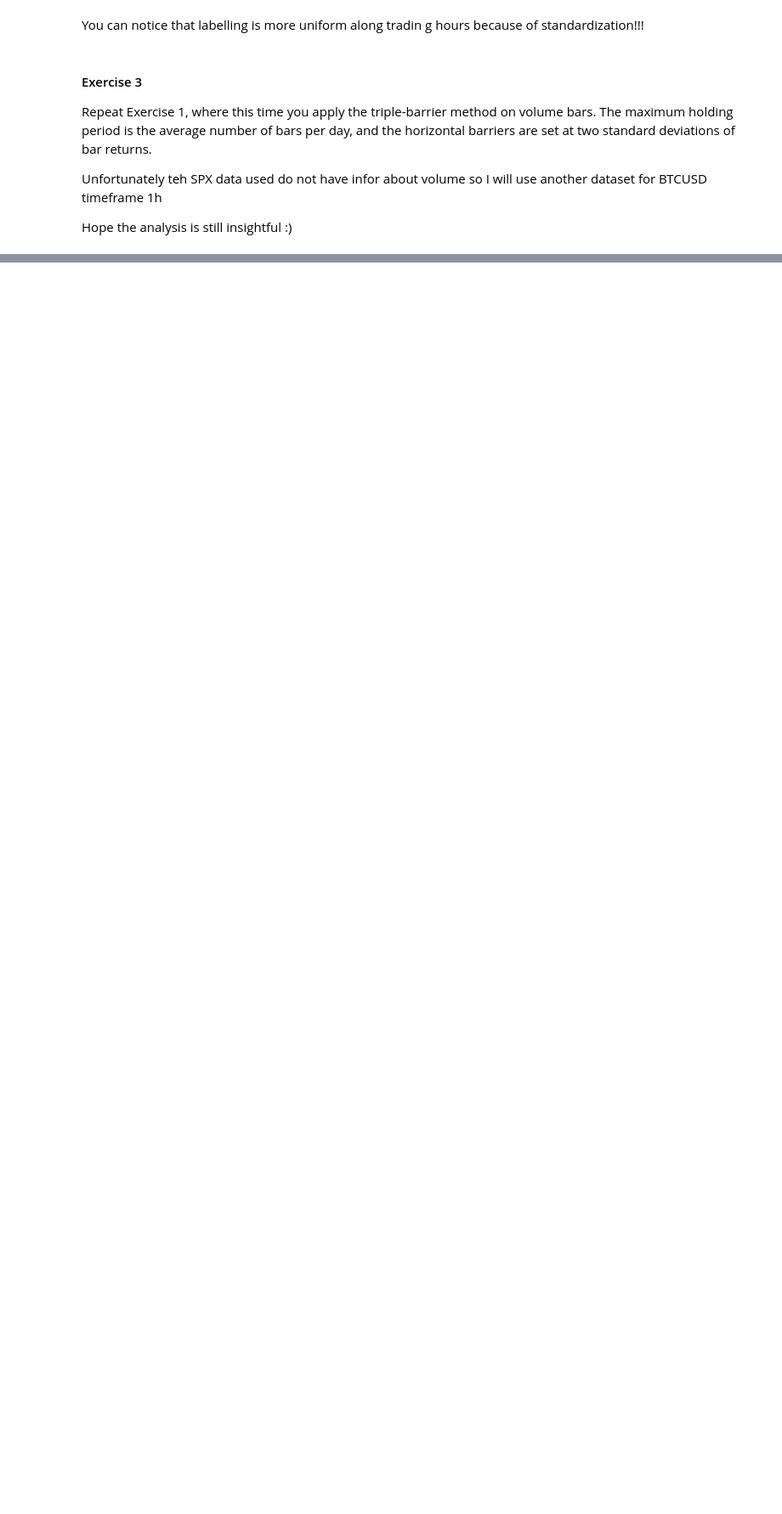
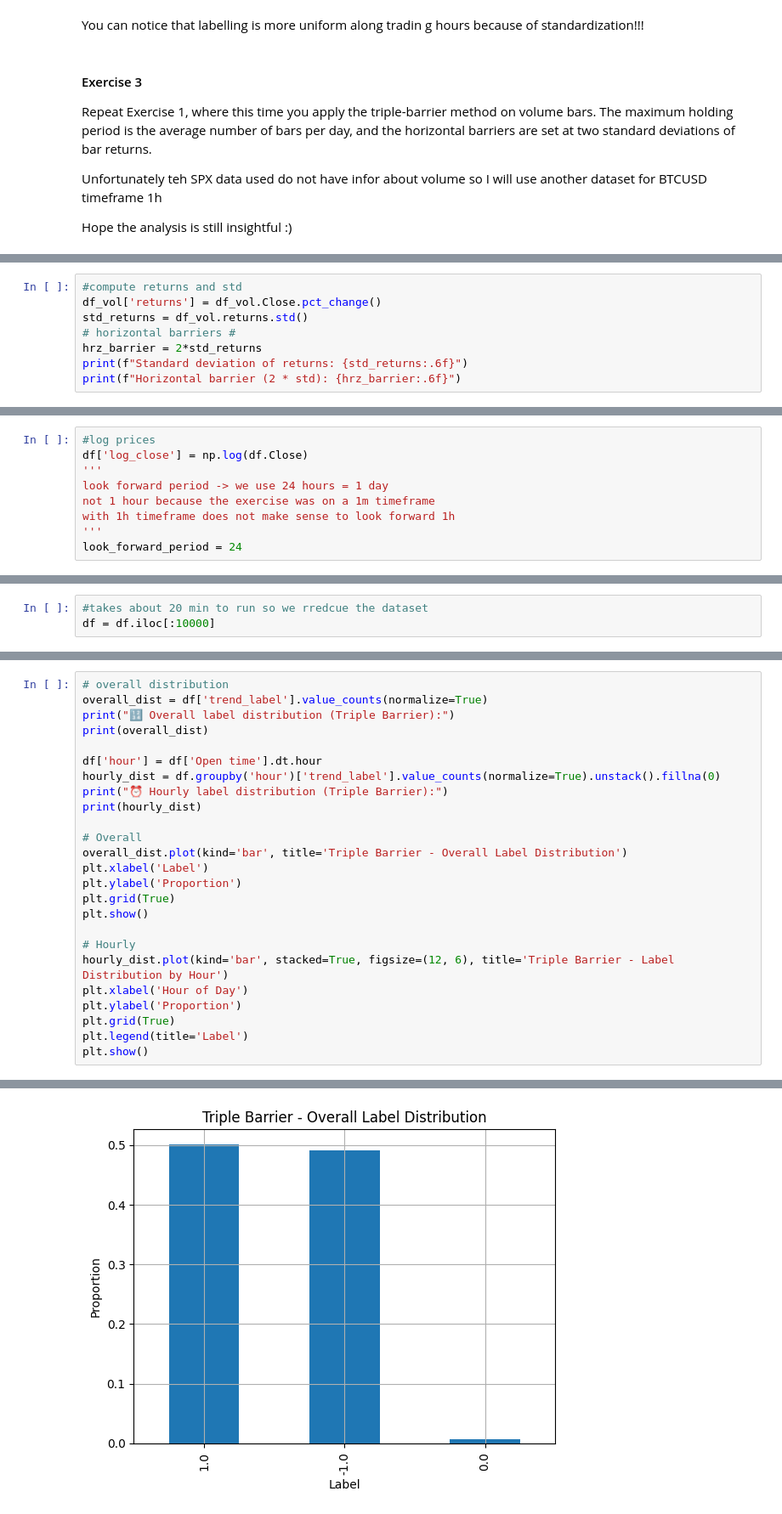
Before and after one commit to dgalassi99/quant-lab, a Jupyter notebook: 00_books/Machine_Learning_for_Asset_Managers.ipynb, the cells around one changed output, grey strips where cells are left out. Shown at 85% size. Drawn from its saved outputs; the diff is of its cells as text; blank space fills up the shorter version.

```diff
--- a/00_books/Machine_Learning_for_Asset_Managers.ipynb
+++ b/00_books/Machine_Learning_for_Asset_Managers.ipynb
@@ -2069,0 +2066,8 @@ Drive already mounted at /content/drive; to attempt to forcibly remount, call dr
+# %%
+#compute returns and std
+df_vol['returns'] = df_vol.Close.pct_change()
+std_returns = df_vol.returns.std()
+# horizontal barriers #
+hrz_barrier = 2*std_returns
+print(f"Standard deviation of returns: {std_returns:.6f}")
+print(f"Horizontal barrier (2 * std): {hrz_barrier:.6f}")
@@ -2069,0 +2231,9 @@ Drive already mounted at /content/drive; to attempt to forcibly remount, call dr
+# %%
+#log prices
+df['log_close'] = np.log(df.Close)
+'''
+look forward period -> we use 24 hours = 1 day
+not 1 hour because the exercise was on a 1m timeframe
+with 1h timeframe does not make sense to look forward 1h
+'''
+look_forward_period = 24
@@ -2069,0 +2250,3 @@ Drive already mounted at /content/drive; to attempt to forcibly remount, call dr
+# %%
+#takes about 20 min to run so we rredcue the dataset
+df = df.iloc[:10000]
@@ -2069,0 +2327,26 @@ Drive already mounted at /content/drive; to attempt to forcibly remount, call dr
+# %%
+# overall distribution
+overall_dist = df['trend_label'].value_counts(normalize=True)
+print("🔢 Overall label distribution (Triple Barrier):")
+print(overall_dist)
+
+df['hour'] = df['Open time'].dt.hour
+hourly_dist = df.groupby('hour')['trend_label'].value_counts(normalize=True).unstack().fillna(0)
+print("⏰ Hourly label distribution (Triple Barrier):")
+print(hourly_dist)
+
+# Overall
+overall_dist.plot(kind='bar', title='Triple Barrier - Overall Label Distribution')
+plt.xlabel('Label')
+plt.ylabel('Proportion')
+plt.grid(True)
+plt.show()
+
+# Hourly
+hourly_dist.plot(kind='bar', stacked=True, figsize=(12, 6), title='Triple Barrier - Label Distribution by Hour')
+plt.xlabel('Hour of Day')
+plt.ylabel('Proportion')
+plt.grid(True)
+plt.legend(title='Label')
+plt.show()
+# %% [output]
@@ -2069,0 +2370 @@ Drive already mounted at /content/drive; to attempt to forcibly remount, call dr
+[figure, added]
```
Also changed, not shown: parts of 17 cells of this notebook.
